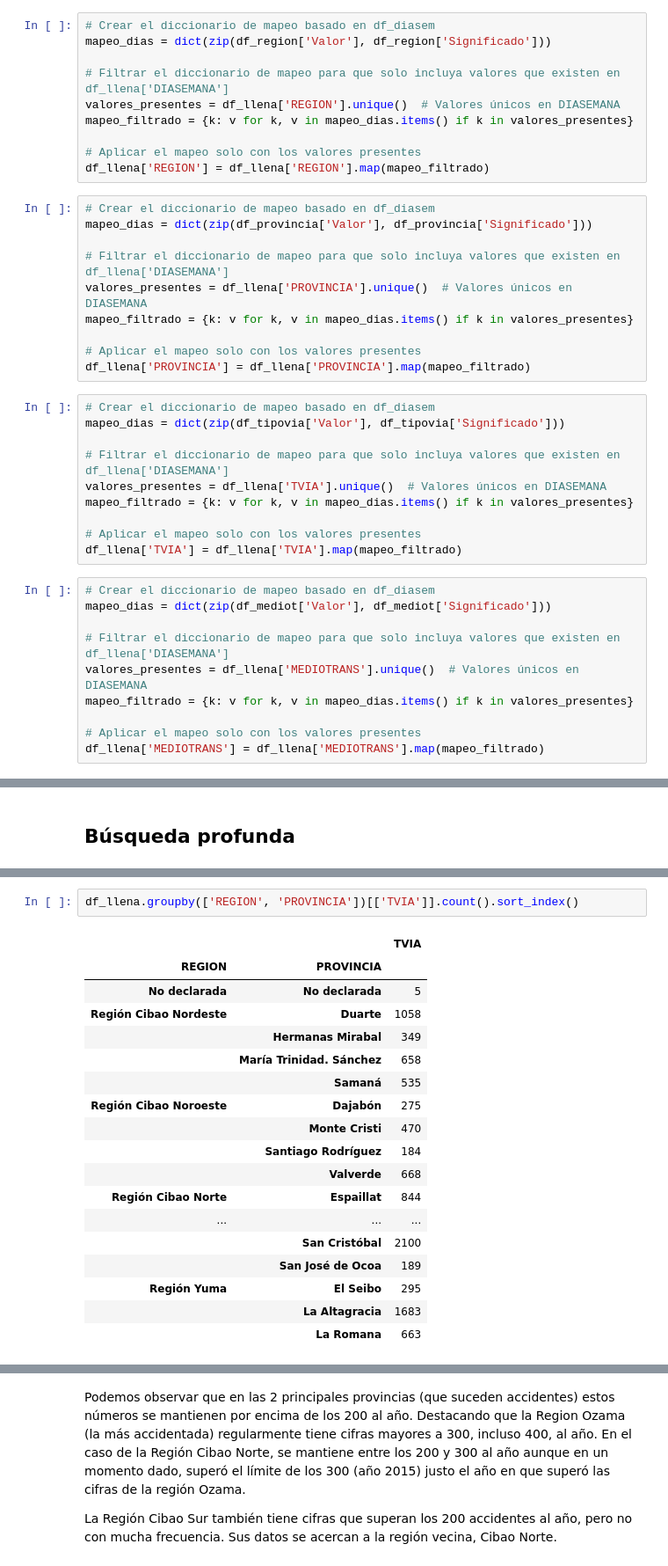
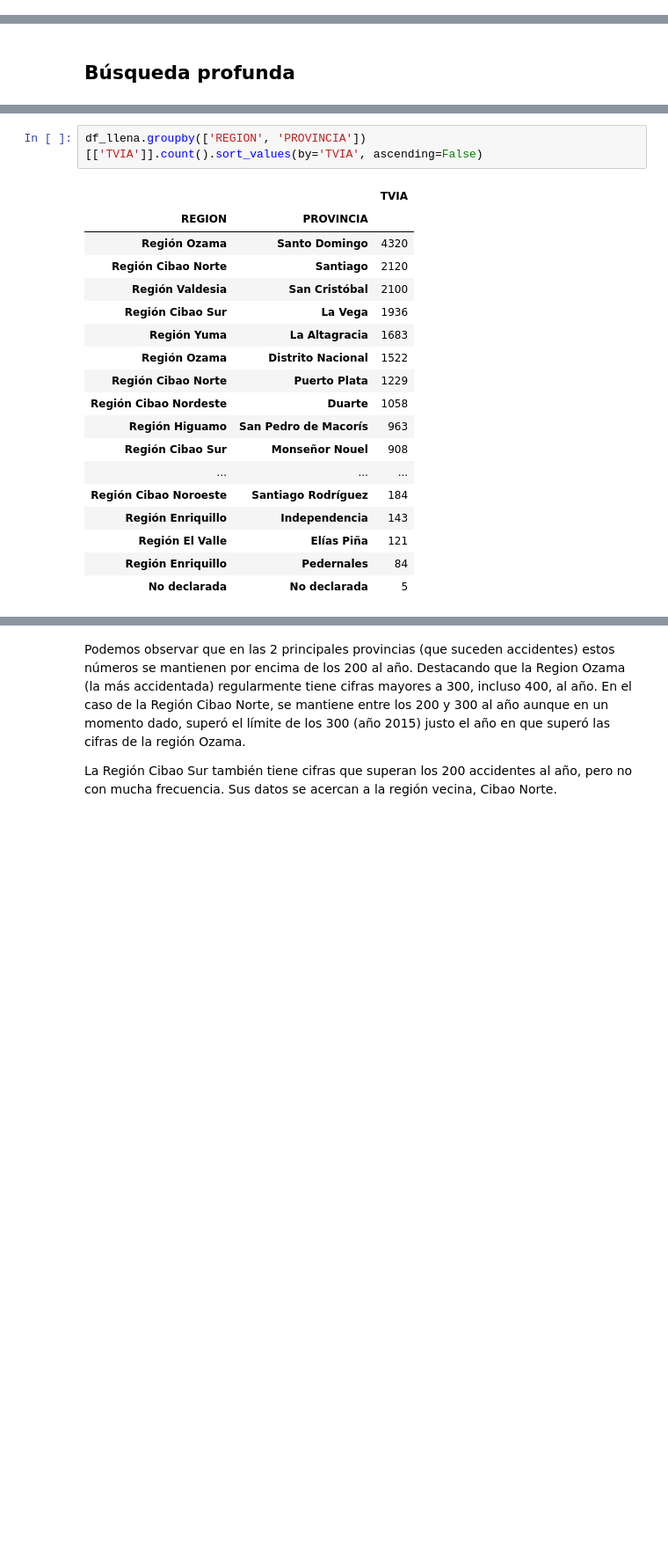
Before and after one commit to ngcarvajall/Accidentes_mortales_RD, a Jupyter notebook: Notebooks/Accidentes.ipynb, the cells around one changed output, grey strips where cells are left out. Shown at 88% size. Drawn from its saved outputs; the diff is of its cells as text; blank space fills up the shorter version.

```diff
--- a/Notebooks/Accidentes.ipynb
+++ b/Notebooks/Accidentes.ipynb
@@ -377,43 +363,3 @@ df_llena['RHORA'] = df_llena['RHORA'].map(mapeo_filtrado)
-# %%
-# Crear el diccionario de mapeo basado en df_diasem
-mapeo_dias = dict(zip(df_region['Valor'], df_region['Significado']))
-
-# Filtrar el diccionario de mapeo para que solo incluya valores que existen en df_llena['DIASEMANA']
-valores_presentes = df_llena['REGION'].unique()  # Valores únicos en DIASEMANA
-mapeo_filtrado = {k: v for k, v in mapeo_dias.items() if k in valores_presentes}
-
-# Aplicar el mapeo solo con los valores presentes
-df_llena['REGION'] = df_llena['REGION'].map(mapeo_filtrado)
-# %%
-# Crear el diccionario de mapeo basado en df_diasem
-mapeo_dias = dict(zip(df_provincia['Valor'], df_provincia['Significado']))
-
-# Filtrar el diccionario de mapeo para que solo incluya valores que existen en df_llena['DIASEMANA']
-valores_presentes = df_llena['PROVINCIA'].unique()  # Valores únicos en DIASEMANA
-mapeo_filtrado = {k: v for k, v in mapeo_dias.items() if k in valores_presentes}
-
-# Aplicar el mapeo solo con los valores presentes
-df_llena['PROVINCIA'] = df_llena['PROVINCIA'].map(mapeo_filtrado)
-# %%
-# Crear el diccionario de mapeo basado en df_diasem
-mapeo_dias = dict(zip(df_tipovia['Valor'], df_tipovia['Significado']))
-
-# Filtrar el diccionario de mapeo para que solo incluya valores que existen en df_llena['DIASEMANA']
-valores_presentes = df_llena['TVIA'].unique()  # Valores únicos en DIASEMANA
-mapeo_filtrado = {k: v for k, v in mapeo_dias.items() if k in valores_presentes}
-
-# Aplicar el mapeo solo con los valores presentes
-df_llena['TVIA'] = df_llena['TVIA'].map(mapeo_filtrado)
-# %%
-# Crear el diccionario de mapeo basado en df_diasem
-mapeo_dias = dict(zip(df_mediot['Valor'], df_mediot['Significado']))
-
-# Filtrar el diccionario de mapeo para que solo incluya valores que existen en df_llena['DIASEMANA']
-valores_presentes = df_llena['MEDIOTRANS'].unique()  # Valores únicos en DIASEMANA
-mapeo_filtrado = {k: v for k, v in mapeo_dias.items() if k in valores_presentes}
-
-# Aplicar el mapeo solo con los valores presentes
-df_llena['MEDIOTRANS'] = df_llena['MEDIOTRANS'].map(mapeo_filtrado)
 # %% [markdown]
 ### Guardar todos los csv
 # %%
@@ -734,23 +642,23 @@ df_llena.head()
 | 3 | 2007-02-03 | Miércoles | Febrero | 2007 | 20:01-22:00 | Región Ozama | Distrito Nacional | Avenida | Atropellamiento | 1 | ... |
 | 4 | 2007-02-05 | Viernes | Febrero | 2007 | 18:01-20:00 | Región Ozama | Distrito Nacional | Avenida | Atropellamiento | 1 | ... |
 # %%
-df_llena.groupby(['REGION', 'PROVINCIA'])[['TVIA']].count().sort_index()
+df_llena.groupby(['REGION', 'PROVINCIA'])[['TVIA']].count().sort_values(by='TVIA', ascending=False)
 # %% [output]
 |  |  | TVIA |
 | REGION | PROVINCIA |  |
+| Región Ozama | Santo Domingo | 4320 |
+| Región Cibao Norte | Santiago | 2120 |
+| Región Valdesia | San Cristóbal | 2100 |
+| Región Cibao Sur | La Vega | 1936 |
+| Región Yuma | La Altagracia | 1683 |
+| Región Ozama | Distrito Nacional | 1522 |
+| Región Cibao Norte | Puerto Plata | 1229 |
+| Región Cibao Nordeste | Duarte | 1058 |
+| Región Higuamo | San Pedro de Macorís | 963 |
+| Región Cibao Sur | Monseñor Nouel | 908 |
+| ... | ... | ... |
+| Región Cibao Noroeste | Santiago Rodríguez | 184 |
+| Región Enriquillo | Independencia | 143 |
+| Región El Valle | Elías Piña | 121 |
+| Región Enriquillo | Pedernales | 84 |
 | No declarada | No declarada | 5 |
-| Región Cibao Nordeste | Duarte | 1058 |
-|  | Hermanas Mirabal | 349 |
-|  | María Trinidad. Sánchez | 658 |
-|  | Samaná | 535 |
-| Región Cibao Noroeste | Dajabón | 275 |
-|  | Monte Cristi | 470 |
-|  | Santiago Rodríguez | 184 |
-|  | Valverde | 668 |
-| Región Cibao Norte | Espaillat | 844 |
-| ... | ... | ... |
-|  | San Cristóbal | 2100 |
-|  | San José de Ocoa | 189 |
-| Región Yuma | El Seibo | 295 |
-|  | La Altagracia | 1683 |
-|  | La Romana | 663 |
```
Also changed, not shown: parts of 28 cells of this notebook, 23 other files.
